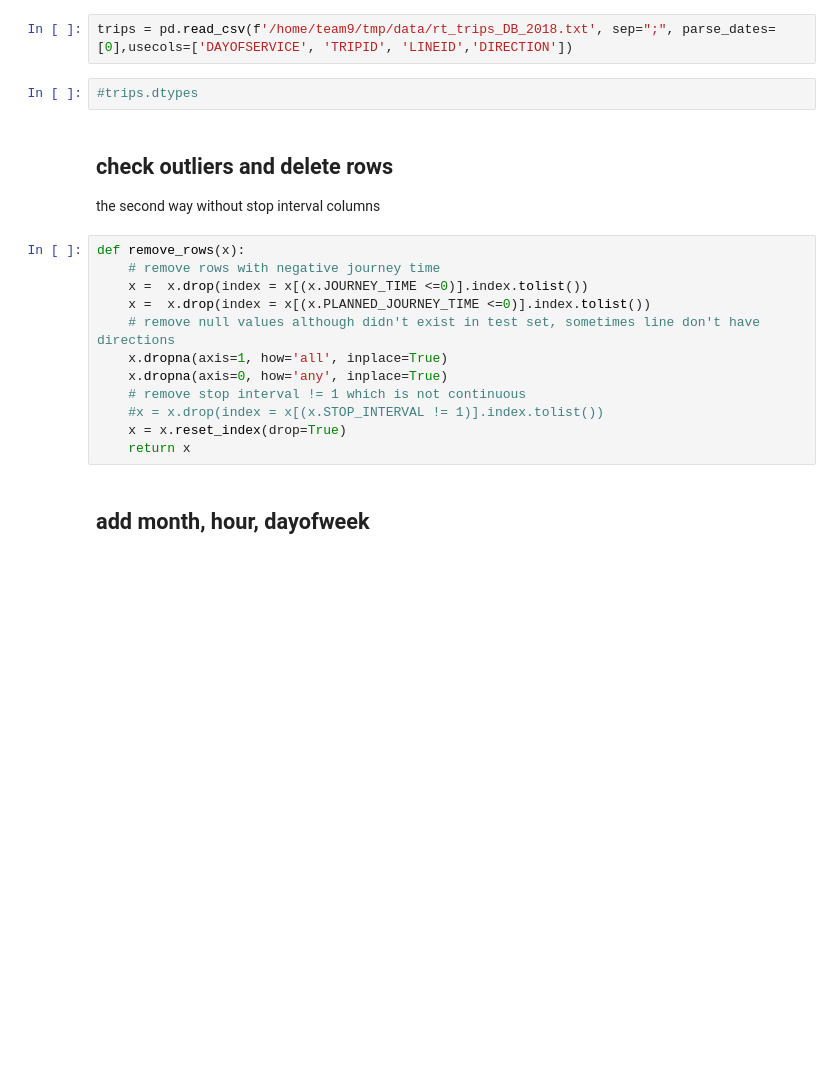
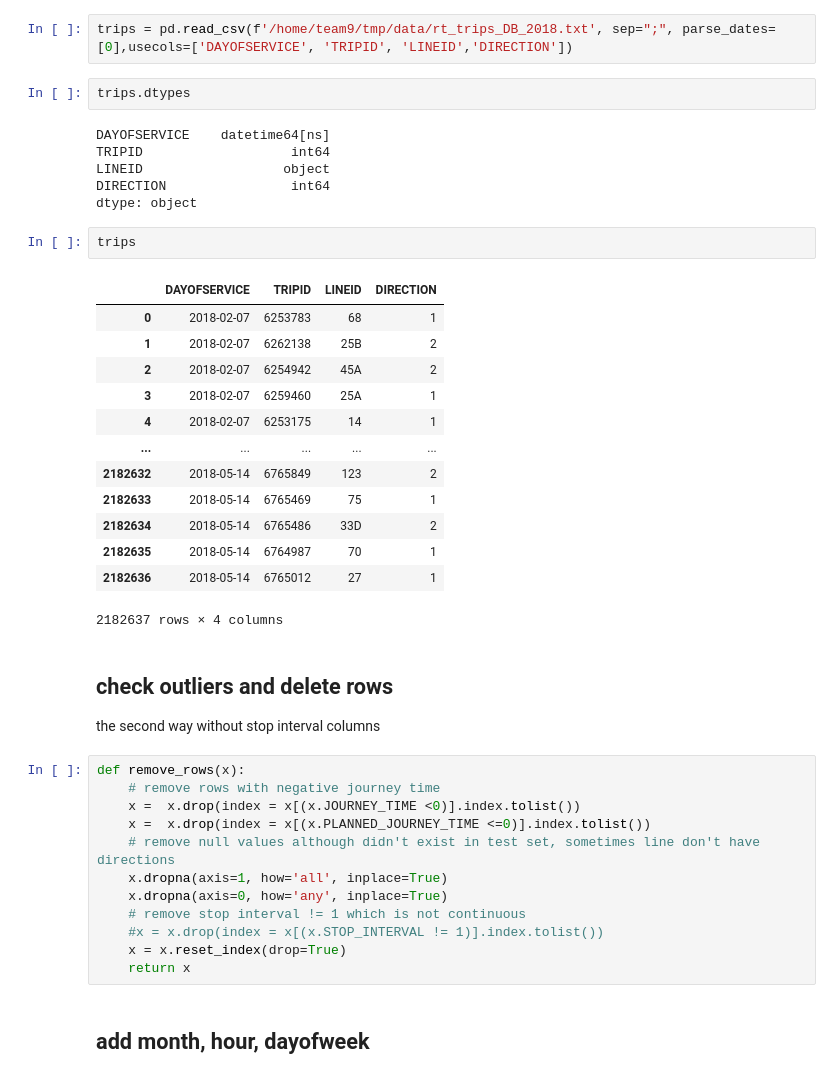
Before and after one commit to kevinobrien97/comp47360_SummerGroupProject, a Jupyter notebook: analytics/3.3 test_all_routes.ipynb, the cells around one changed output. Saved outputs shown, nothing was run; the diff lists cells and outputs as text; blank space fills up the shorter version.

```diff
--- a/analytics/3.3 test_all_routes.ipynb
+++ b/analytics/3.3 test_all_routes.ipynb
@@ -70,14 +70,36 @@ because the total leavetimes is too huge so didn't conclude direction while sppl
 # %%
 trips = pd.read_csv(f'/home/team9/tmp/data/rt_trips_DB_2018.txt', sep=";", parse_dates=[0],usecols=['DAYOFSERVICE', 'TRIPID', 'LINEID','DIRECTION'])
 # %%
-#trips.dtypes
+trips.dtypes
+# %% [output]
+DAYOFSERVICE    datetime64[ns]
+TRIPID                   int64
+LINEID                  object
+DIRECTION                int64
+dtype: object
+# %%
+trips
+# %% [output]
+|  | DAYOFSERVICE | TRIPID | LINEID | DIRECTION |
+| 0 | 2018-02-07 | 6253783 | 68 | 1 |
+| 1 | 2018-02-07 | 6262138 | 25B | 2 |
+| 2 | 2018-02-07 | 6254942 | 45A | 2 |
+| 3 | 2018-02-07 | 6259460 | 25A | 1 |
+| 4 | 2018-02-07 | 6253175 | 14 | 1 |
+| ... | ... | ... | ... | ... |
+| 2182632 | 2018-05-14 | 6765849 | 123 | 2 |
+| 2182633 | 2018-05-14 | 6765469 | 75 | 1 |
+| 2182634 | 2018-05-14 | 6765486 | 33D | 2 |
+| 2182635 | 2018-05-14 | 6764987 | 70 | 1 |
+| 2182636 | 2018-05-14 | 6765012 | 27 | 1 |
+2182637 rows × 4 columns
 # %% [markdown]
 ## check outliers and delete rows
 the second way without stop interval columns
 # %%
 def remove_rows(x):
     # remove rows with negative journey time
-    x =  x.drop(index = x[(x.JOURNEY_TIME <=0)].index.tolist())
+    x =  x.drop(index = x[(x.JOURNEY_TIME <0)].index.tolist())
     x =  x.drop(index = x[(x.PLANNED_JOURNEY_TIME <=0)].index.tolist())
     # remove null values although didn't exist in test set, sometimes line don't have directions
     x.dropna(axis=1, how='all', inplace=True)
```
Also changed, not shown: parts of 7 cells of this notebook, 4 other files.
